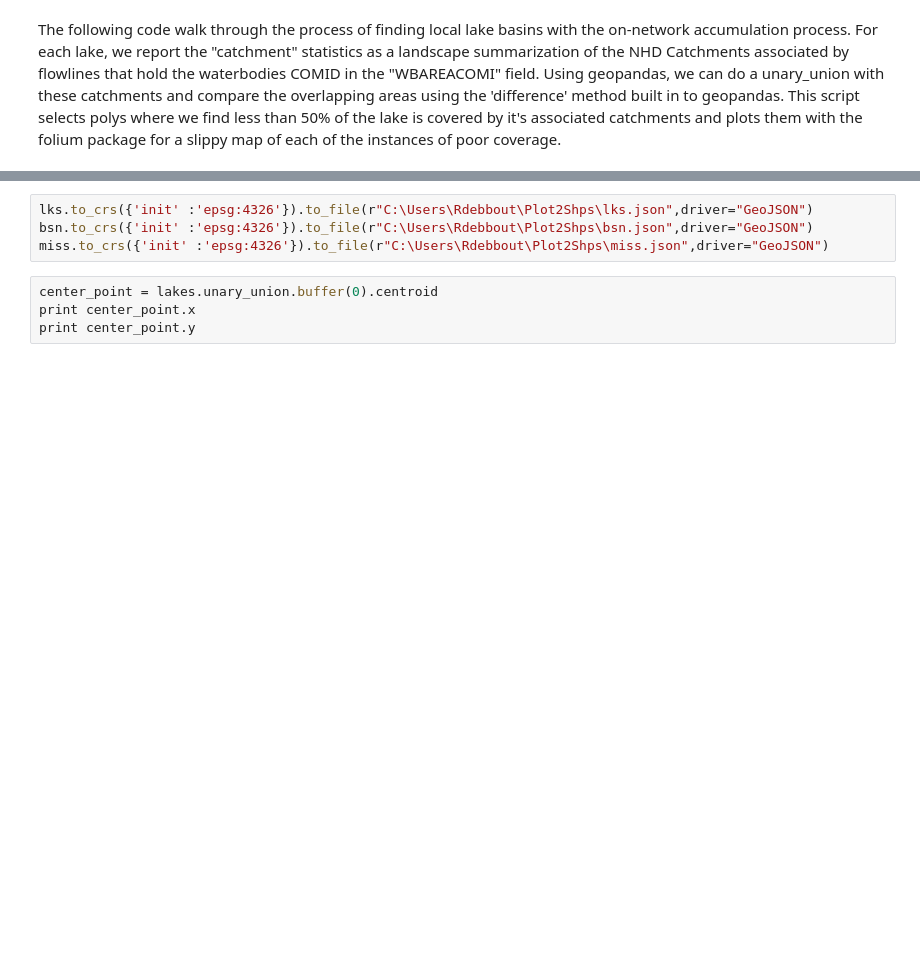
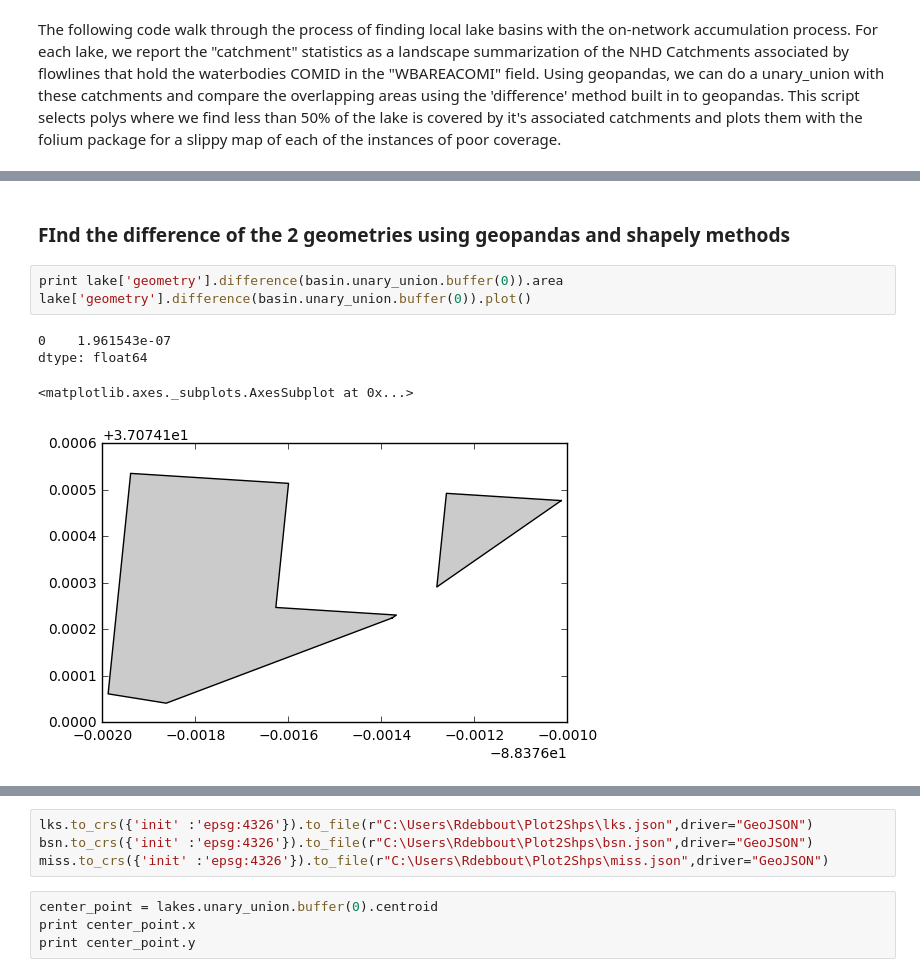
Before and after one commit to debboutr/SDMG, a Jupyter notebook: SpatialDataManagementGroup.ipynb, the cells around one changed output, grey strips where cells are left out. Drawn from its saved outputs; the diff is of its cells as text; blank space fills up the shorter version.

```diff
--- a/SpatialDataManagementGroup.ipynb
+++ b/SpatialDataManagementGroup.ipynb
@@ -112,0 +105,10 @@ lookup = pd.read_csv('D:/Projects/lakesAnalysis/On_Network_LakeCOMs/LakeCOMs%s.c
+# %% [markdown]
+### FInd the difference of the 2 geometries using geopandas and shapely methods
+# %%
+print lake['geometry'].difference(basin.unary_union.buffer(0)).area
+lake['geometry'].difference(basin.unary_union.buffer(0)).plot()
+# %% [output]
+0    1.961543e-07
+dtype: float64
+<matplotlib.axes._subplots.AxesSubplot at 0x...>
+[figure, added]
```
Also changed, not shown: parts of 30 cells of this notebook, 6 other files.
